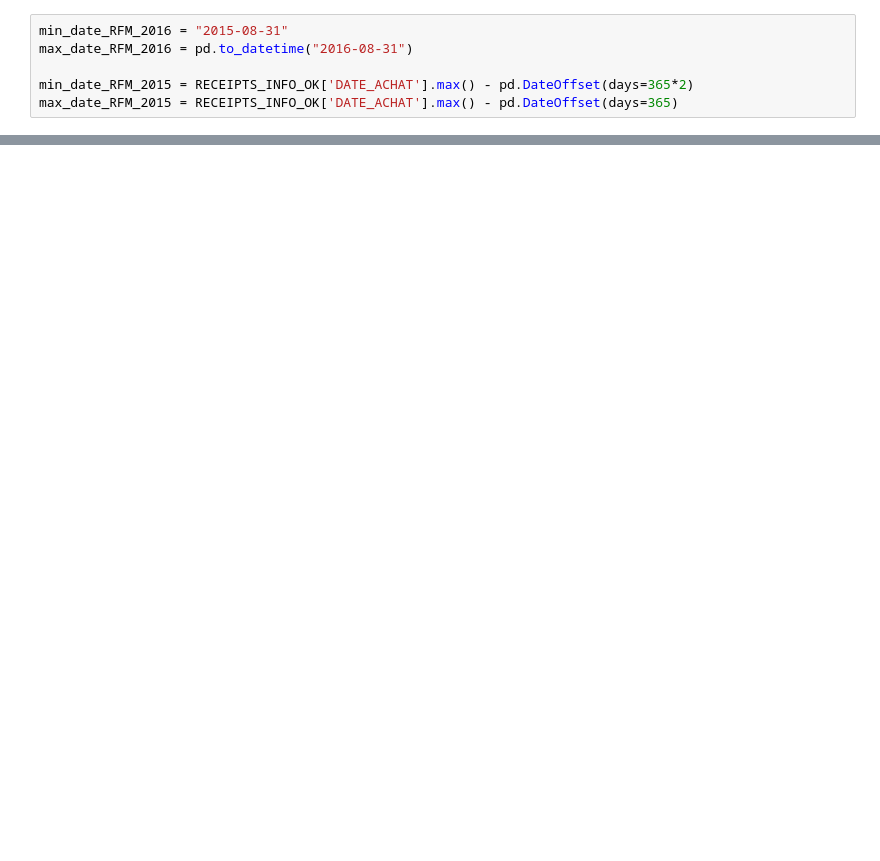
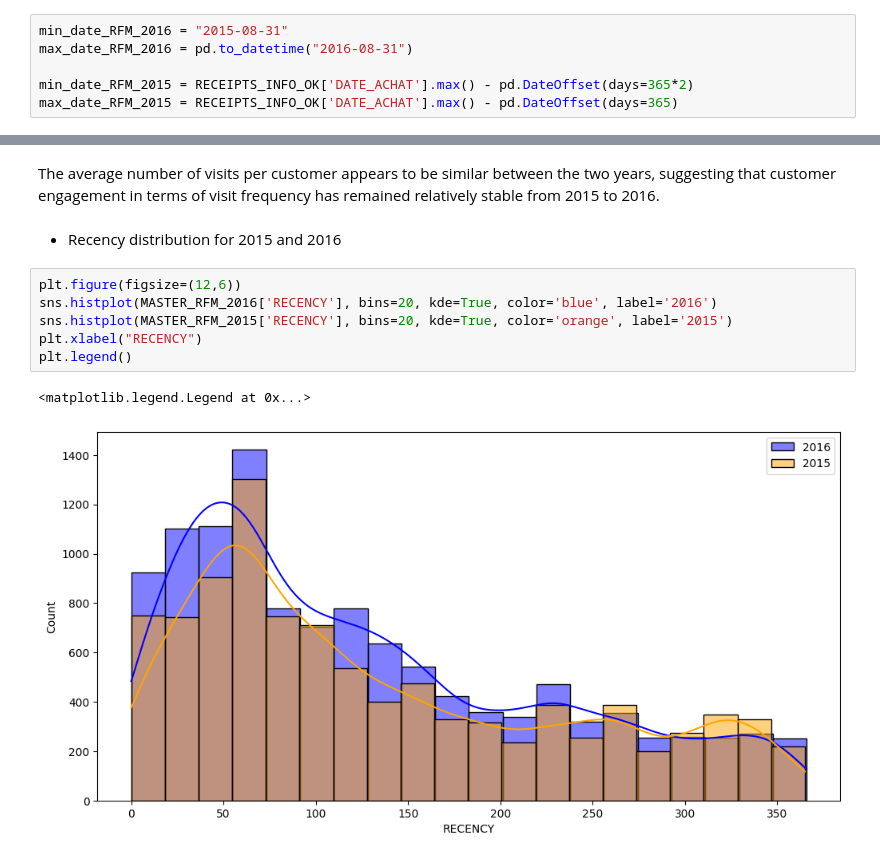
Before and after one commit to lucasmtse/Client-Segmentation, a Jupyter notebook: Notebook_segmentation.ipynb, the cells around one changed output, grey strips where cells are left out. Drawn from its saved outputs; the diff is of its cells as text; blank space fills up the shorter version.

```diff
--- a/Notebook_segmentation.ipynb
+++ b/Notebook_segmentation.ipynb
@@ -122,0 +658,13 @@ max_date_RFM_2015 = RECEIPTS_INFO_OK['DATE_ACHAT'].max() - pd.DateOffset(days=36
+# %% [markdown]
+The average number of visits per customer appears to be similar between the two years, suggesting that customer engagement in terms of visit frequency has remained relatively stable from 2015 to 2016.
+# %% [markdown]
+- Recency distribution for 2015 and 2016
+# %%
+plt.figure(figsize=(12,6))
+sns.histplot(MASTER_RFM_2016['RECENCY'], bins=20, kde=True, color='blue', label='2016')
+sns.histplot(MASTER_RFM_2015['RECENCY'], bins=20, kde=True, color='orange', label='2015')
+plt.xlabel("RECENCY")
+plt.legend()
+# %% [output]
+<matplotlib.legend.Legend at 0x...>
+[figure, added]
```
Also changed, not shown: parts of 77 cells of this notebook, 2 other files.
